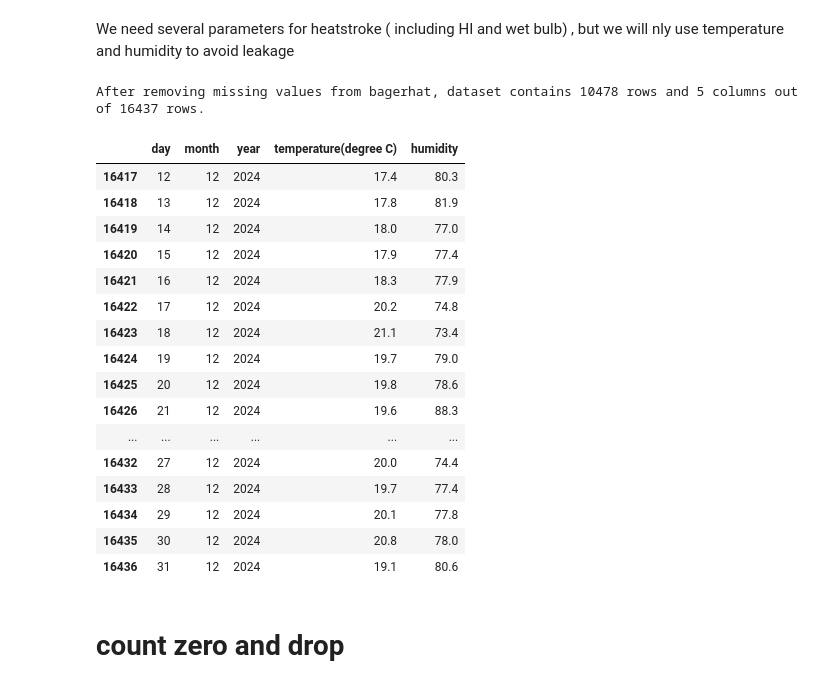
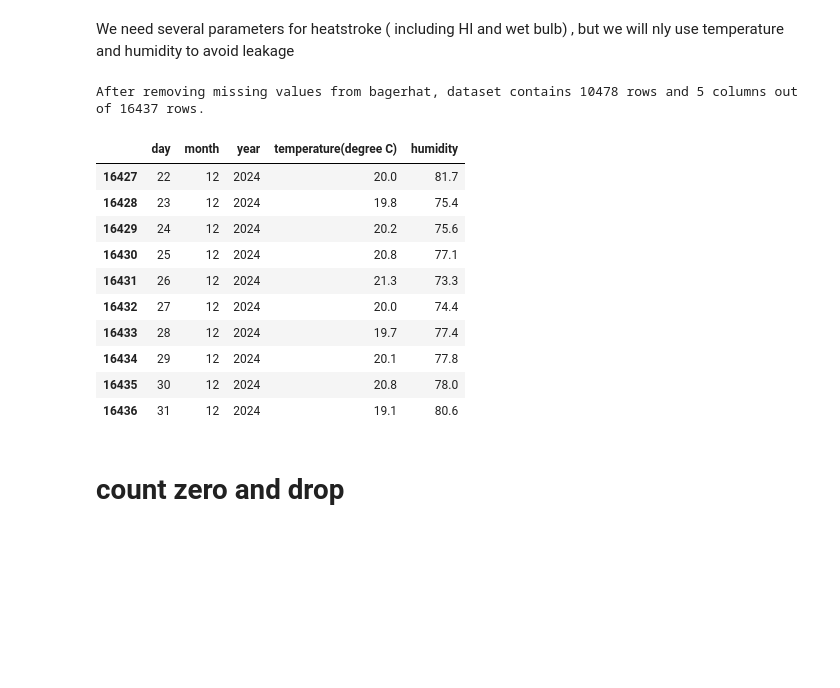
Before and after one commit to not-your-pancake/TCC-ensembling-paper, a Jupyter notebook: 3-Heatstroke-RIsk/bagerhat_Heatstroke.ipynb, the cells around one changed output. Drawn from its saved outputs; the diff is of its cells as text; code cells hidden in the pictures; blank space fills up the shorter version.

```diff
--- a/3-Heatstroke-RIsk/bagerhat_Heatstroke.ipynb
+++ b/3-Heatstroke-RIsk/bagerhat_Heatstroke.ipynb
@@ -54,27 +54,21 @@ We need several parameters for heatstroke ( including HI and wet bulb) , but we
 # %%
 desired_cols_hs = [
     'day', 'month', 'year',
     'temperature(degree C)',  # Core metric
     'humidity'                 # Core metric
 ]
 HS_df_bagerhat = df_bagerhat[desired_cols_hs].copy()
 no_null_HS= HS_df_bagerhat.dropna()
 print(f"After removing missing values from bagerhat, dataset contains {no_null_HS.shape[0]} rows and {no_null_HS.shape[1]} columns out of {df_bagerhat.shape[0]} rows.")
-no_null_HS.tail(20)
+no_null_HS.tail(10)
 # %% [output]
 After removing missing values from bagerhat, dataset contains 10478 rows and 5 columns out of 16437 rows.
 |  | day | month | year | temperature(degree C) | humidity |
-| 16417 | 12 | 12 | 2024 | 17.4 | 80.3 |
-| 16418 | 13 | 12 | 2024 | 17.8 | 81.9 |
-| 16419 | 14 | 12 | 2024 | 18.0 | 77.0 |
-| 16420 | 15 | 12 | 2024 | 17.9 | 77.4 |
-| 16421 | 16 | 12 | 2024 | 18.3 | 77.9 |
-| 16422 | 17 | 12 | 2024 | 20.2 | 74.8 |
-| 16423 | 18 | 12 | 2024 | 21.1 | 73.4 |
-| 16424 | 19 | 12 | 2024 | 19.7 | 79.0 |
-| 16425 | 20 | 12 | 2024 | 19.8 | 78.6 |
-| 16426 | 21 | 12 | 2024 | 19.6 | 88.3 |
-| ... | ... | ... | ... | ... | ... |
+| 16427 | 22 | 12 | 2024 | 20.0 | 81.7 |
+| 16428 | 23 | 12 | 2024 | 19.8 | 75.4 |
+| 16429 | 24 | 12 | 2024 | 20.2 | 75.6 |
+| 16430 | 25 | 12 | 2024 | 20.8 | 77.1 |
+| 16431 | 26 | 12 | 2024 | 21.3 | 73.3 |
 | 16432 | 27 | 12 | 2024 | 20.0 | 74.4 |
 | 16433 | 28 | 12 | 2024 | 19.7 | 77.4 |
 | 16434 | 29 | 12 | 2024 | 20.1 | 77.8 |
```
Also changed, not shown: parts of 3 cells of this notebook, 3 other files.
